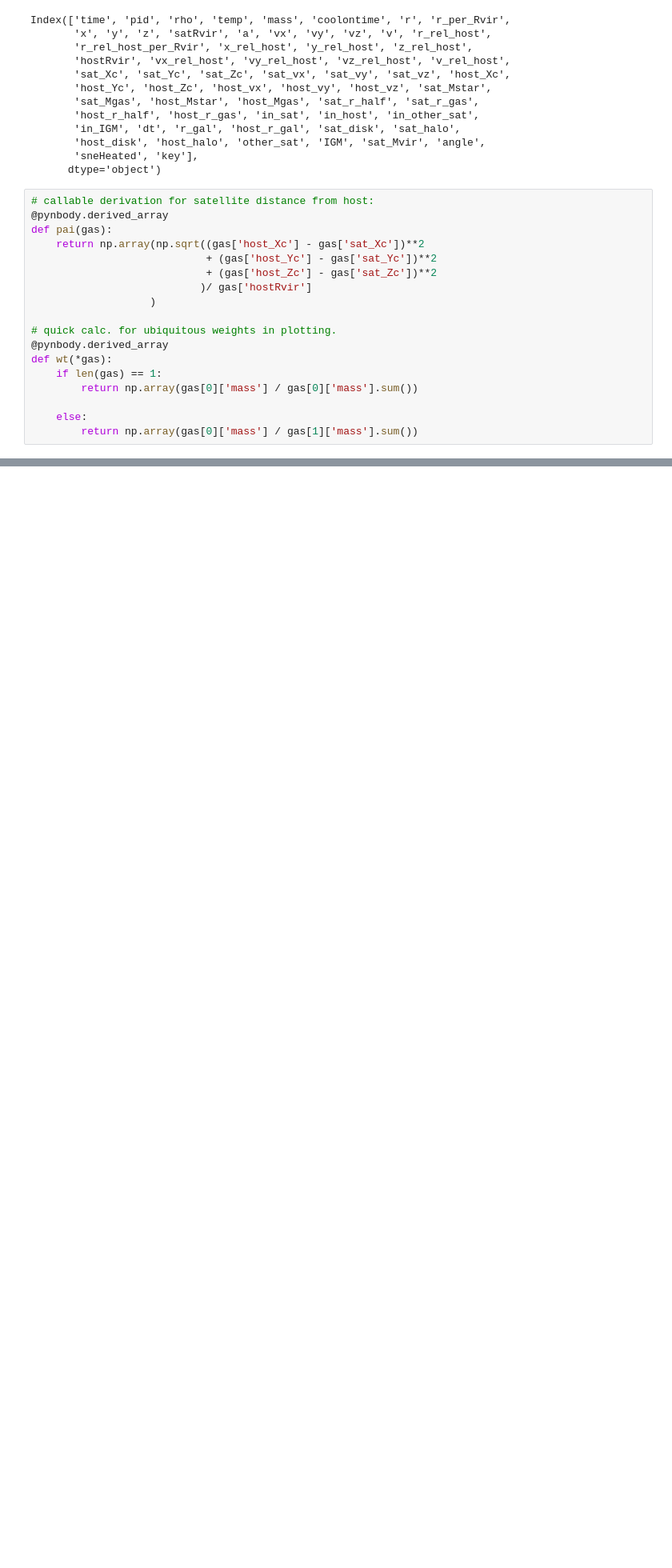
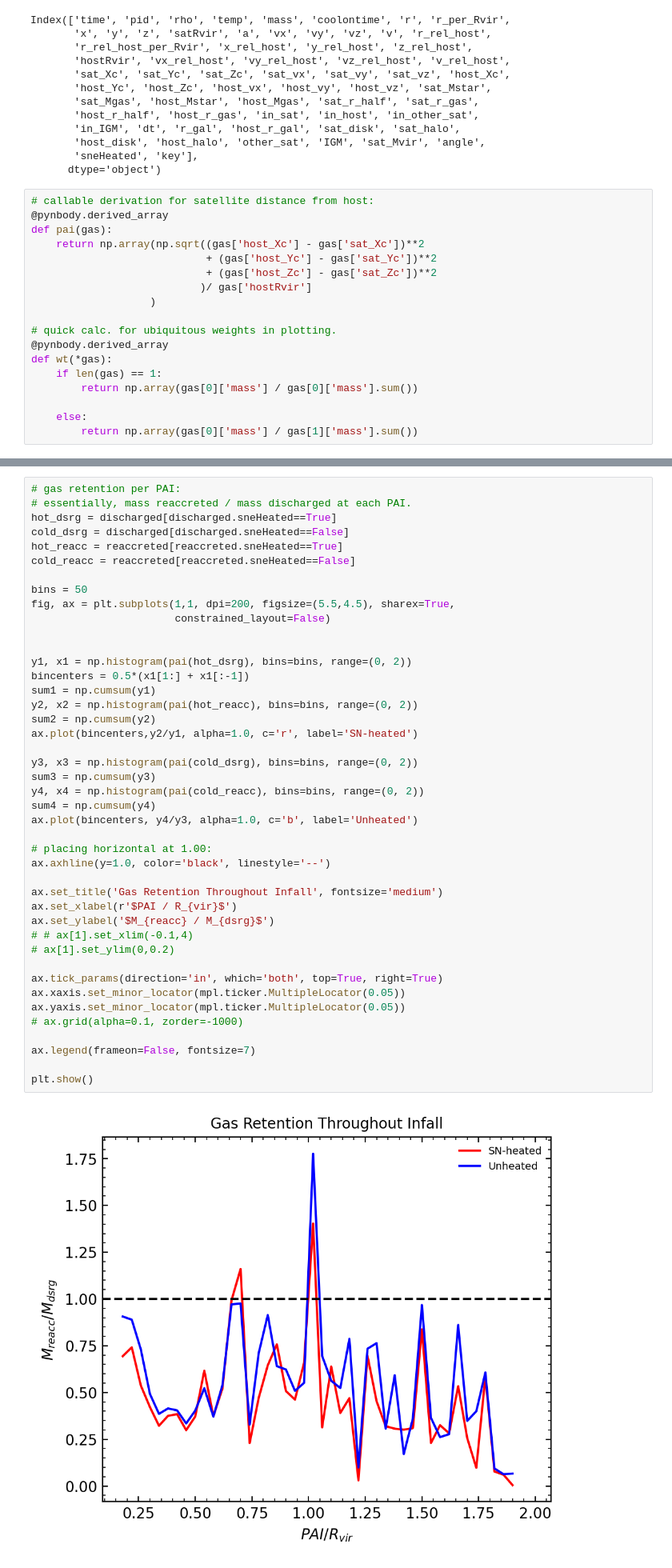
Before and after one commit to leoglonz/Astro_map, a Jupyter notebook: Reaccretion_p1.ipynb, the cells around one changed output, grey strips where cells are left out. Shown at 80% size. Saved outputs shown, nothing was run; the diff lists cells and outputs as text; blank space fills up the shorter version.

```diff
--- a/Reaccretion_p1.ipynb
+++ b/Reaccretion_p1.ipynb
@@ -116,0 +247,45 @@ def wt(*gas):
+# %%
+# gas retention per PAI:
+# essentially, mass reaccreted / mass discharged at each PAI.
+hot_dsrg = discharged[discharged.sneHeated==True]
+cold_dsrg = discharged[discharged.sneHeated==False]
+hot_reacc = reaccreted[reaccreted.sneHeated==True]
+cold_reacc = reaccreted[reaccreted.sneHeated==False]
+
+bins = 50
+fig, ax = plt.subplots(1,1, dpi=200, figsize=(5.5,4.5), sharex=True,
+                       constrained_layout=False)
+
+
+y1, x1 = np.histogram(pai(hot_dsrg), bins=bins, range=(0, 2))
+bincenters = 0.5*(x1[1:] + x1[:-1])
+sum1 = np.cumsum(y1)
+y2, x2 = np.histogram(pai(hot_reacc), bins=bins, range=(0, 2))
+sum2 = np.cumsum(y2)
+ax.plot(bincenters,y2/y1, alpha=1.0, c='r', label='SN-heated')
+
+y3, x3 = np.histogram(pai(cold_dsrg), bins=bins, range=(0, 2))
+sum3 = np.cumsum(y3)
+y4, x4 = np.histogram(pai(cold_reacc), bins=bins, range=(0, 2))
+sum4 = np.cumsum(y4)
+ax.plot(bincenters, y4/y3, alpha=1.0, c='b', label='Unheated')
+
+# placing horizontal at 1.00:
+ax.axhline(y=1.0, color='black', linestyle='--')
+
+ax.set_title('Gas Retention Throughout Infall', fontsize='medium')
+ax.set_xlabel(r'$PAI / R_{vir}$')
+ax.set_ylabel('$M_{reacc} / M_{dsrg}$')
+# # ax[1].set_xlim(-0.1,4)
+# ax[1].set_ylim(0,0.2)
+
+ax.tick_params(direction='in', which='both', top=True, right=True)
+ax.xaxis.set_minor_locator(mpl.ticker.MultipleLocator(0.05))
+ax.yaxis.set_minor_locator(mpl.ticker.MultipleLocator(0.05))
+# ax.grid(alpha=0.1, zorder=-1000)
+
+ax.legend(frameon=False, fontsize=7)
+
+plt.show()
+# %% [output]
+[figure, added]
```
Also changed, not shown: parts of 15 cells of this notebook.
